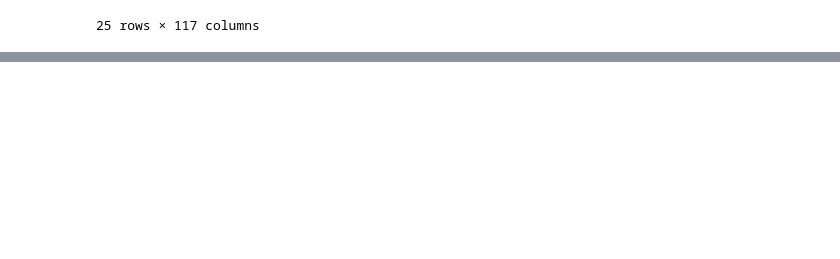
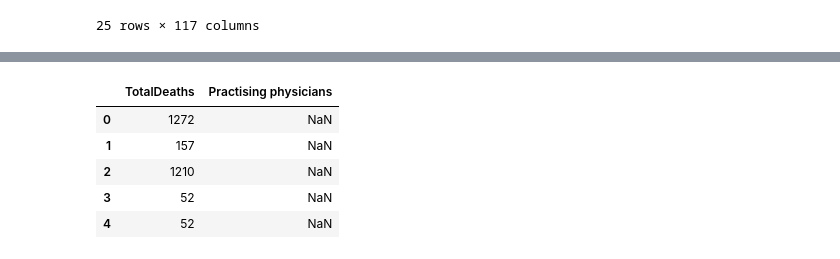
Before and after one commit to apurvTri123/covidPlayground, a Jupyter notebook: plyBook.ipynb, the cells around one changed output, grey strips where cells are left out. Saved outputs shown, nothing was run; the diff lists cells and outputs as text; code cells hidden in the pictures; blank space fills up the shorter version.

```diff
--- a/plyBook.ipynb
+++ b/plyBook.ipynb
@@ -111,0 +125,9 @@ data.to_csv(fileN, encoding='utf-8', index=False)
+# %%
+d.head()
+# %% [output]
+|  | TotalDeaths | Practising physicians |
+| 0 | 1272 | NaN |
+| 1 | 157 | NaN |
+| 2 | 1210 | NaN |
+| 3 | 52 | NaN |
+| 4 | 52 | NaN |
```
Also changed, not shown: parts of 3 cells of this notebook.
